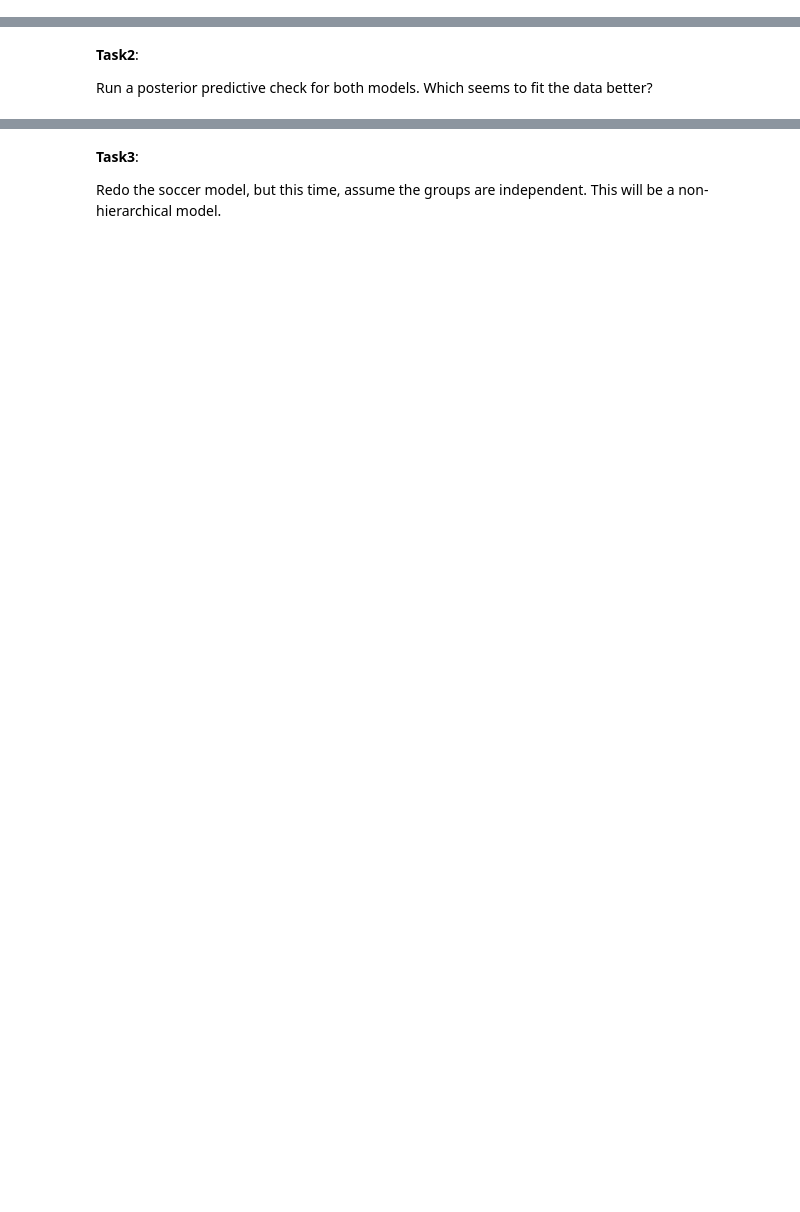
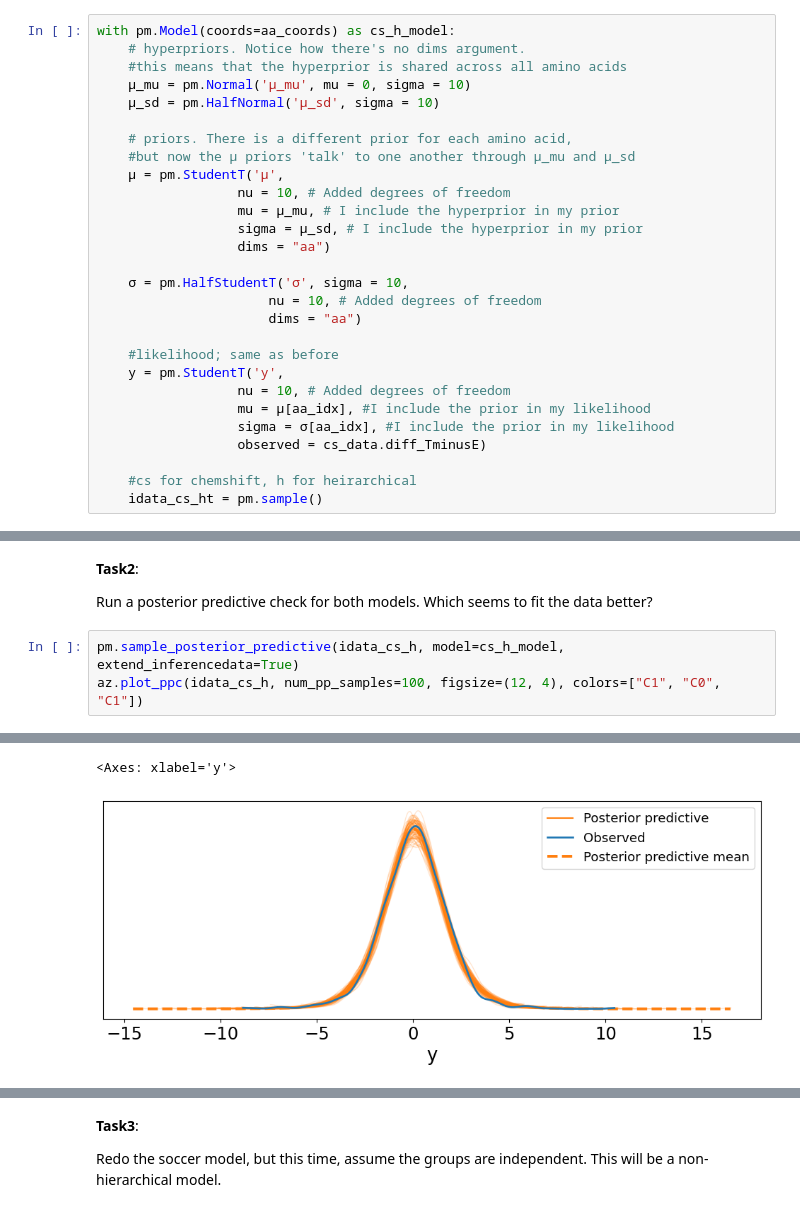
Before and after one commit to sanganalasya-hash/Data-Science, a Jupyter notebook: Copy_of_Unit4ExerciesSF.ipynb, the cells around one changed output, grey strips where cells are left out. Saved outputs shown, nothing was run; the diff lists cells and outputs as text; blank space fills up the shorter version.

```diff
--- a/Copy_of_Unit4ExerciesSF.ipynb
+++ b/Copy_of_Unit4ExerciesSF.ipynb
@@ -51,0 +104,28 @@ axes = az.plot_forest(idata_cs_nh, kind="ridgeplot",
+# %%
+with pm.Model(coords=aa_coords) as cs_h_model:
+    # hyperpriors. Notice how there's no dims argument.
+    #this means that the hyperprior is shared across all amino acids
+    μ_mu = pm.Normal('μ_mu', mu = 0, sigma = 10)
+    μ_sd = pm.HalfNormal('μ_sd', sigma = 10)
+
+    # priors. There is a different prior for each amino acid,
+    #but now the μ priors 'talk' to one another through μ_mu and μ_sd
+    μ = pm.StudentT('μ',
+                  nu = 10, # Added degrees of freedom
+                  mu = μ_mu, # I include the hyperprior in my prior
+                  sigma = μ_sd, # I include the hyperprior in my prior
+                  dims = "aa")
+
+    σ = pm.HalfStudentT('σ', sigma = 10,
+                      nu = 10, # Added degrees of freedom
+                      dims = "aa")
+
+    #likelihood; same as before
+    y = pm.StudentT('y',
+                  nu = 10, # Added degrees of freedom
+                  mu = μ[aa_idx], #I include the prior in my likelihood
+                  sigma = σ[aa_idx], #I include the prior in my likelihood
+                  observed = cs_data.diff_TminusE)
+
+    #cs for chemshift, h for heirarchical
+    idata_cs_ht = pm.sample()
@@ -55,3 +146,7 @@ The posteriors are shifted more to the right for all the values compared to the
 **Task2**:
 
 Run a posterior predictive check for both models. Which seems to fit the data better?
+# %%
+pm.sample_posterior_predictive(idata_cs_h, model=cs_h_model, extend_inferencedata=True)
+az.plot_ppc(idata_cs_h, num_pp_samples=100, figsize=(12, 4), colors=["C1", "C0", "C1"])
+# %% [output]
@@ -57,0 +155,2 @@ Run a posterior predictive check for both models. Which seems to fit the data be
+<Axes: xlabel='y'>
+[figure, added]
```
Also changed, not shown: parts of 27 cells of this notebook.
